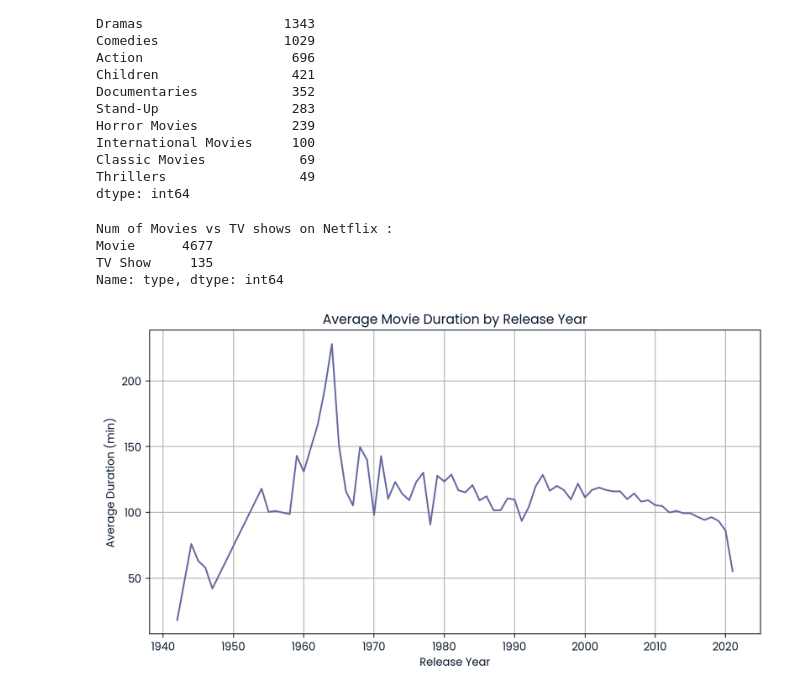
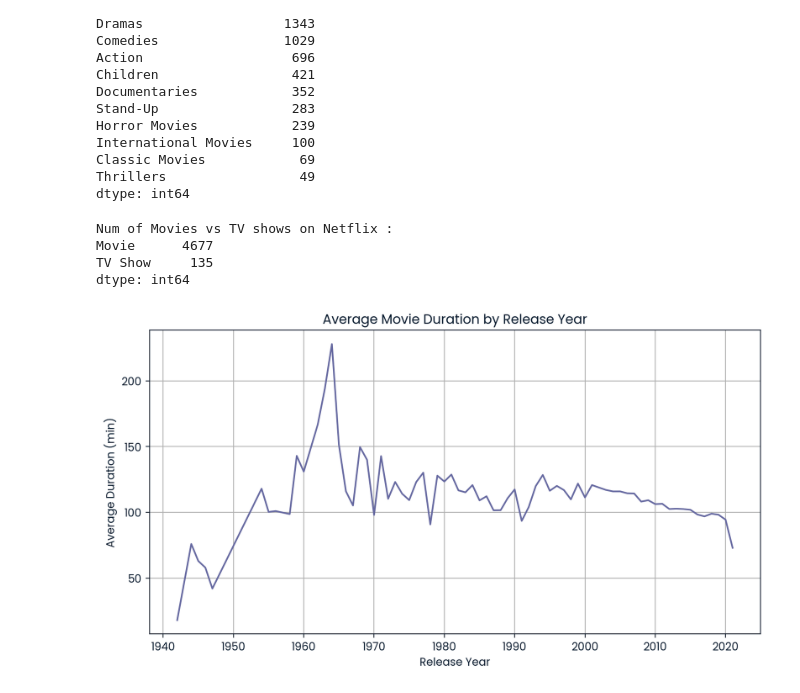
Before and after one commit to WisemanRadebe/Data-Analysis-python-Netflix-movies, a Jupyter notebook: notebook.ipynb, the cells around one changed output. Drawn from its saved outputs; the diff is of its cells as text; code cells hidden in the pictures.

```diff
--- a/notebook.ipynb
+++ b/notebook.ipynb
@@ -105,26 +105,26 @@ all_types = [type for sublist in types_series for type in sublist]
 type_counts = pd.Series(all_types).value_counts()
 
 print("Num of Movies vs TV shows on Netflix :")
-print(types_counts.head())
+print(type_counts.head())
 # %% [output]
 Num of Movies vs TV shows on Netflix :
 Movie      4677
 TV Show     135
-Name: type, dtype: int64
+dtype: int64
 # %%
 # Are there trends in the length of Netflix movies over the years?
 
-avg_duration_by_year = netflix_df.groupby('release_year')['duration'].mean()
+avg_duration_by_year = netflix_movies.groupby('release_year')['duration'].mean()
 
 # Plot it
 import matplotlib.pyplot as plt
 
 plt.figure(figsize=(10, 5))
 avg_duration_by_year.plot(kind='line')
 plt.title('Average Movie Duration by Release Year')
 plt.xlabel('Release Year')
 plt.ylabel('Average Duration (min)')
 plt.grid(True)
 plt.show()
 # %% [output]
-[figure, old version]
+[figure, new version]
```
